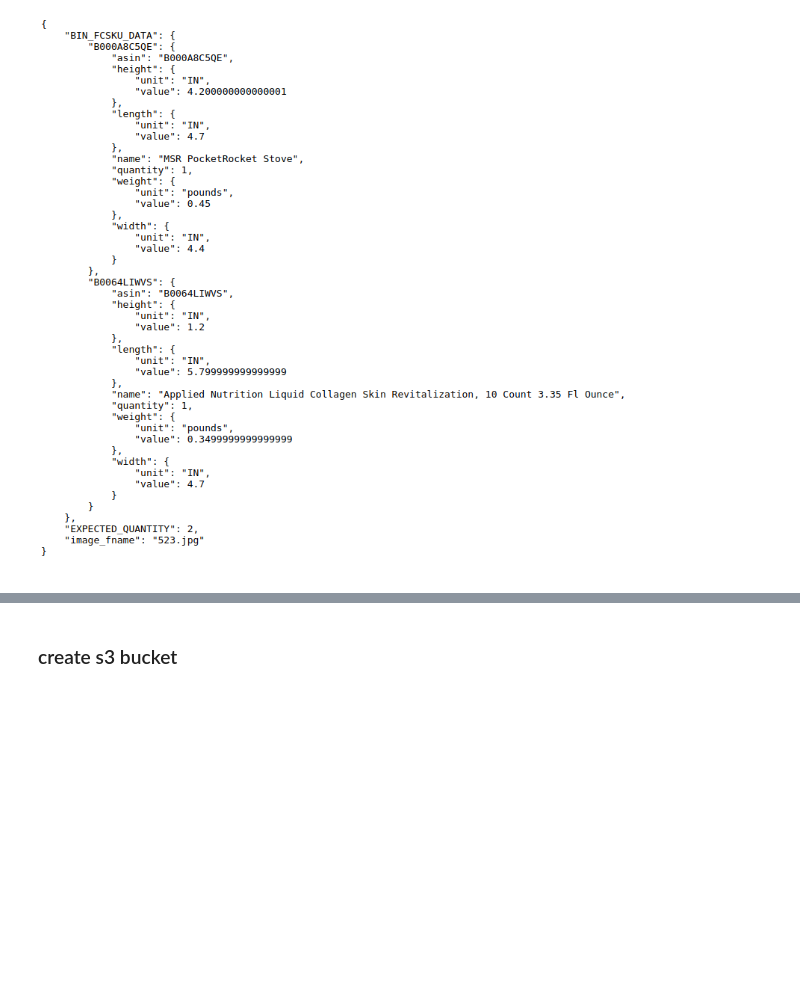
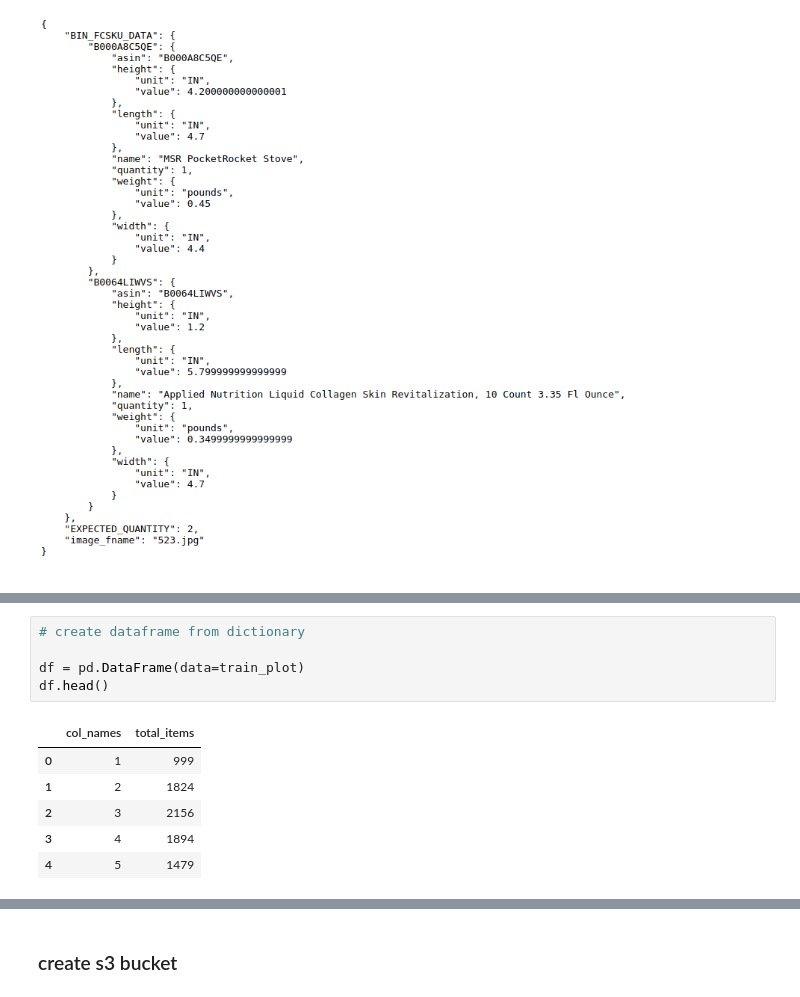
Before and after one commit to iKwesi/AWS-ML-ENGINEER, a Jupyter notebook: Inventory-Monitoring-Captsone/sagemaker.ipynb, the cells around one changed output, grey strips where cells are left out. Cells and saved outputs as stored; diff of their text form; blank space fills up the shorter version.

```diff
--- a/Inventory-Monitoring-Captsone/sagemaker.ipynb
+++ b/Inventory-Monitoring-Captsone/sagemaker.ipynb
@@ -157,0 +182,12 @@ Image.open(r"metadata.png")
+# %%
+# create dataframe from dictionary
+
+df = pd.DataFrame(data=train_plot)
+df.head()
+# %% [output]
+|  | col_names | total_items |
+| 0 | 1 | 999 |
+| 1 | 2 | 1824 |
+| 2 | 3 | 2156 |
+| 3 | 4 | 1894 |
+| 4 | 5 | 1479 |
```
Also changed, not shown: parts of 22 cells of this notebook.
